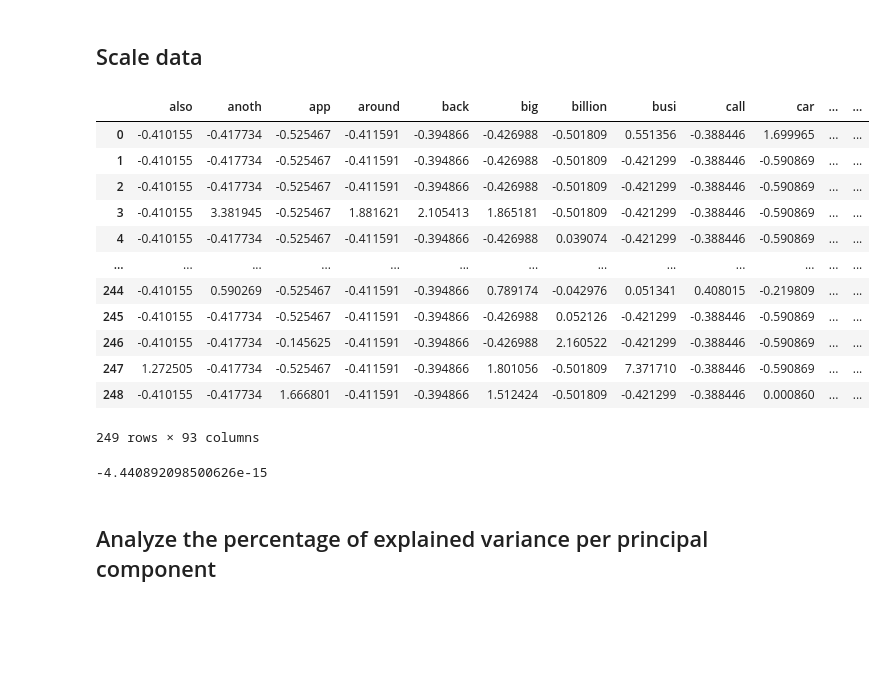
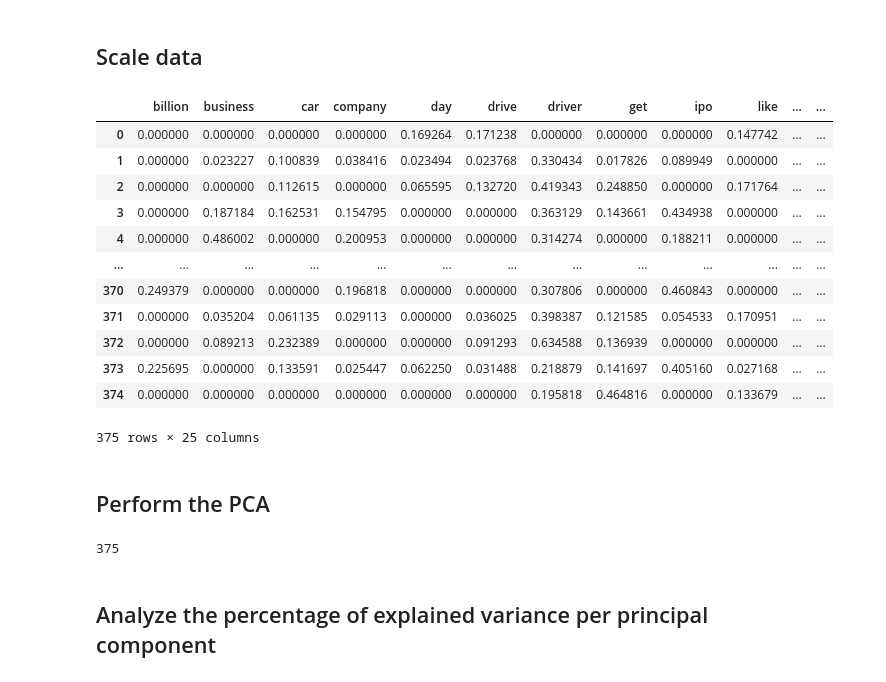
Before and after one commit to MethDamon/uber_thesis, a Jupyter notebook: DataExploration/pca.ipynb, the cells around one changed output. Drawn from its saved outputs; the diff is of its cells as text; code cells hidden in the pictures; blank space fills up the shorter version.

Commit message:
New data preprocessing

```diff
--- a/DataExploration/pca.ipynb
+++ b/DataExploration/pca.ipynb
@@ -172,0 +104,4 @@ list(users_to_documents.items())[388]
+# %%
+stop_words = stopwords.words('english')
+tokenizer = TweetTokenizer()
+lemmatizer = WordNetLemmatizer()
@@ -172,0 +143,10 @@ list(users_to_documents.items())[388]
+# %%
+unique_usernames = {t['username'] for t in tweets}
+users_to_documents = {u:[] for u in unique_usernames}
+
+for tw in tweets:
+    u = tw['username']
+    t = preprocess_tweet_text(tw['tweet'])
+    users_to_documents[u] = users_to_documents[u] + t
+
+print(list(users_to_documents.items())[200])
@@ -212,7 +204,5 @@ print(len(users_to_documents.values()))
 # %%
-def lexical_diversity_percentage(tokens):
-    return len(set(tokens)) / len(tokens) * 100
-
-users_to_documents = {u:doc for (u, doc) in users_to_documents.items() if lexical_diversity_percentage(doc) >= 10}
+print(len(users_to_documents))
+users_to_documents = {u:doc for (u, doc) in users_to_documents.items() if lexical_diversity_percentage(doc) >= 40}
 len(users_to_documents)
 # %% [output]
@@ -244,7 +235,7 @@ docs = users_to_documents.values()
 def do_nothing(tokens):
     return tokens
 
-vectorizer = TfidfVectorizer(lowercase=False, tokenizer=do_nothing, min_df=0.2)
+vectorizer = TfidfVectorizer(lowercase=False, tokenizer=do_nothing, min_df=0.3)
 
 X = vectorizer.fit_transform(docs)
 # %%
@@ -274,23 +261,20 @@ from sklearn import preprocessing
 # %% [markdown]
 ## Scale data
 # %%
-data_scaled = pd.DataFrame(preprocessing.scale(tf_idf_df), columns=tf_idf_df.columns)
+from sklearn import preprocessing
+data_scaled = pd.DataFrame(preprocessing.normalize(tf_idf_df), columns=tf_idf_df.columns)
 data_scaled
 # %% [output]
-|  | also | anoth | app | around | back | big | billion | busi | call | car | ... | ... |
-| 0 | -0.410155 | -0.417734 | -0.525467 | -0.411591 | -0.394866 | -0.426988 | -0.501809 | 0.551356 | -0.388446 | 1.699965 | ... | ... |
-| 1 | -0.410155 | -0.417734 | -0.525467 | -0.411591 | -0.394866 | -0.426988 | -0.501809 | -0.421299 | -0.388446 | -0.590869 | ... | ... |
-| 2 | -0.410155 | -0.417734 | -0.525467 | -0.411591 | -0.394866 | -0.426988 | -0.501809 | -0.421299 | -0.388446 | -0.590869 | ... | ... |
-| 3 | -0.410155 | 3.381945 | -0.525467 | 1.881621 | 2.105413 | 1.865181 | -0.501809 | -0.421299 | -0.388446 | -0.590869 | ... | ... |
-| 4 | -0.410155 | -0.417734 | -0.525467 | -0.411591 | -0.394866 | -0.426988 | 0.039074 | -0.421299 | -0.388446 | -0.590869 | ... | ... |
+|  | billion | business | car | company | day | drive | driver | get | ipo | like | ... | ... |
+| 0 | 0.000000 | 0.000000 | 0.000000 | 0.000000 | 0.169264 | 0.171238 | 0.000000 | 0.000000 | 0.000000 | 0.147742 | ... | ... |
+| 1 | 0.000000 | 0.023227 | 0.100839 | 0.038416 | 0.023494 | 0.023768 | 0.330434 | 0.017826 | 0.089949 | 0.000000 | ... | ... |
+| 2 | 0.000000 | 0.000000 | 0.112615 | 0.000000 | 0.065595 | 0.132720 | 0.419343 | 0.248850 | 0.000000 | 0.171764 | ... | ... |
+| 3 | 0.000000 | 0.187184 | 0.162531 | 0.154795 | 0.000000 | 0.000000 | 0.363129 | 0.143661 | 0.434938 | 0.000000 | ... | ... |
+| 4 | 0.000000 | 0.486002 | 0.000000 | 0.200953 | 0.000000 | 0.000000 | 0.314274 | 0.000000 | 0.188211 | 0.000000 | ... | ... |
 | ... | ... | ... | ... | ... | ... | ... | ... | ... | ... | ... | ... | ... |
-| 244 | -0.410155 | 0.590269 | -0.525467 | -0.411591 | -0.394866 | 0.789174 | -0.042976 | 0.051341 | 0.408015 | -0.219809 | ... | ... |
-| 245 | -0.410155 | -0.417734 | -0.525467 | -0.411591 | -0.394866 | -0.426988 | 0.052126 | -0.421299 | -0.388446 | -0.590869 | ... | ... |
-| 246 | -0.410155 | -0.417734 | -0.145625 | -0.411591 | -0.394866 | -0.426988 | 2.160522 | -0.421299 | -0.388446 | -0.590869 | ... | ... |
-| 247 | 1.272505 | -0.417734 | -0.525467 | -0.411591 | -0.394866 | 1.801056 | -0.501809 | 7.371710 | -0.388446 | -0.590869 | ... | ... |
-| 248 | -0.410155 | -0.417734 | 1.666801 | -0.411591 | -0.394866 | 1.512424 | -0.501809 | -0.421299 | -0.388446 | 0.000860 | ... | ... |
+| 370 | 0.249379 | 0.000000 | 0.000000 | 0.196818 | 0.000000 | 0.000000 | 0.307806 | 0.000000 | 0.460843 | 0.000000 | ... | ... |
+| 371 | 0.000000 | 0.035204 | 0.061135 | 0.029113 | 0.000000 | 0.036025 | 0.398387 | 0.121585 | 0.054533 | 0.170951 | ... | ... |
+| 372 | 0.000000 | 0.089213 | 0.232389 | 0.000000 | 0.000000 | 0.091293 | 0.634588 | 0.136939 | 0.000000 | 0.000000 | ... | ... |
+| 373 | 0.225695 | 0.000000 | 0.133591 | 0.025447 | 0.062250 | 0.031488 | 0.218879 | 0.141697 | 0.405160 | 0.027168 | ... | ... |
+| 374 | 0.000000 | 0.000000 | 0.000000 | 0.000000 | 0.000000 | 0.000000 | 0.195818 | 0.464816 | 0.000000 | 0.133679 | ... | ... |
-249 rows × 93 columns
+375 rows × 25 columns
-# %%
-data_scaled['strike'].sum()
-# %% [output]
--4.440892098500626e-15
@@ -299,6 +281,12 @@ data_scaled['strike'].sum()
+# %% [markdown]
+## Perform the PCA
 # %%
 pca = PCA(n_components=10)
 X_reduced = pca.fit_transform(data_scaled)
+# %%
+len(X_reduced[:, 0])
+# %% [output]
+375
 # %% [markdown]
 ## Analyze the percentage of explained variance per principal component
 # %%
```
Also changed, not shown: parts of 49 cells of this notebook, 2 other files.
